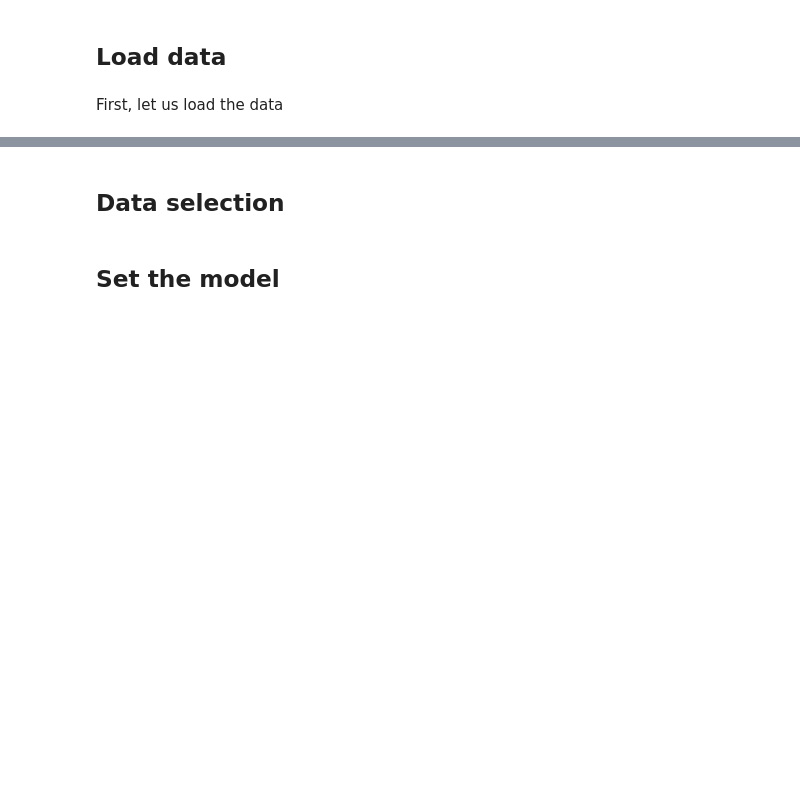
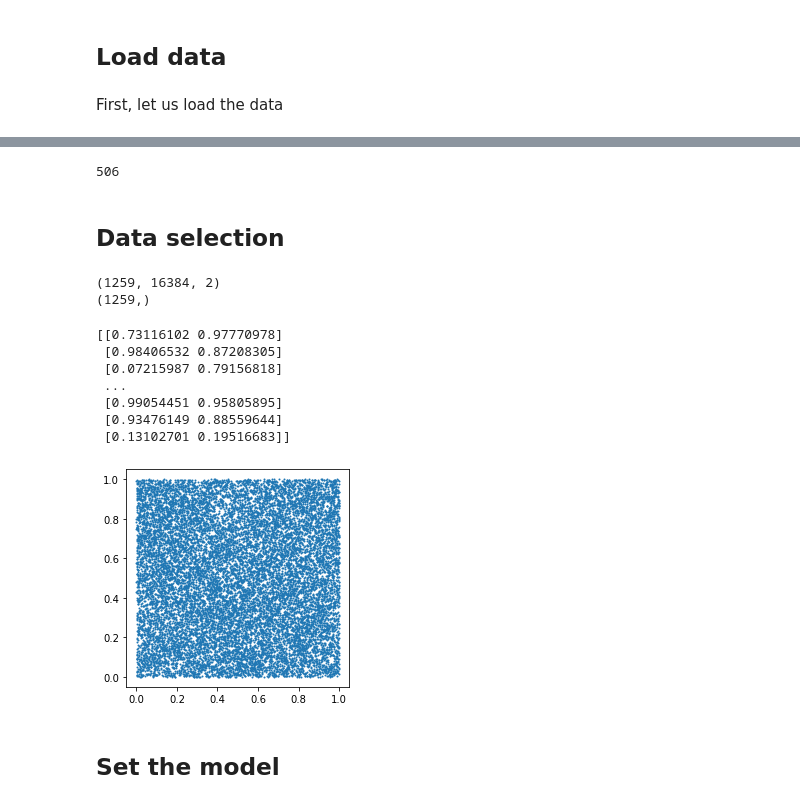
Before and after one commit to cbcaporusso/2d-crystalline-phase-classificator, a Jupyter notebook: phase_identification.ipynb, the cells around one changed output, grey strips where cells are left out. Saved outputs shown, nothing was run; the diff lists cells and outputs as text; code cells hidden in the pictures; blank space fills up the shorter version.

```diff
--- a/phase_identification.ipynb
+++ b/phase_identification.ipynb
@@ -16,8 +26,13 @@ import matplotlib.pyplot as plt
 First, let us load the data
 # %%
 # loop over all the runs
+train_data = []
+train_labels = []
+
 path = 'ordered_128/Pe0'
 conf_counter = 0
+
+
 for fi in glob.glob(path + '/fi*'):
     # extract the density from the path name
     #print(fi)
@@ -26,23 +41,33 @@ for fi in glob.glob(path + '/fi*'):
     print(density, run)
     # loop over all the trajectories
     phase_label = 0 # liquid
-    if density > 0.72:
+    if density > 0.705:
         phase_label = 1
-    if density > 0.73:
+    if density > 0.725:
         phase_label = 2
     #print(phase_label)
 
-    for trj in glob.glob(fi + '/Trj/xyz.dump.*'):
+    for j, trj in enumerate(glob.glob(fi + '/Trj/xyz.dump.*')):
+        if j>20:
+            break
         # load the trajectory
         #print(phase_label, trj)
         data = np.loadtxt(trj, skiprows=9)
 
-        train_data = np.array([data, phase_label])
-        if phase_label>1:
-            print(train_data)
+        xmax = np.max(data[:,1])
+        ymax = np.max(data[:,2])
+
+        data[:,1] = data[:,1] / xmax
+        data[:,2] = data[:,2] / ymax
+
+        train_data.append(data[:,[1,2]])
+        train_labels.append(phase_label)
 
         conf_counter += 1
 
+    if conf_counter >= 1500:
+        break
+
 print(conf_counter)
 # %% [output]
 0.708 8
@@ -50,5 +153,37 @@ KeyboardInterrupt:
+# %%
+print(test_counter)
+test_data = np.array(test_data)
+test_labels = np.array(test_labels)
+# %% [output]
+506
 # %% [markdown]
 ## Data selection
+# %%
+train_data = np.array(train_data)
+train_labels = np.array(train_labels)
+
+print(train_data.shape)
+print(train_labels.shape)
+# %% [output]
+(1259, 16384, 2)
+(1259,)
+# %%
+print(train_data[0])
+
+plt.figure(figsize=(4,4))
+#plt.xticks([])
+#plt.yticks([])
+plt.plot(train_data[-1][:,0], train_data[0][:,1], 'o', markersize=1)
+plt.show()
+# %% [output]
+[[0.73116102 0.97770978]
+ [0.98406532 0.87208305]
+ [0.07215987 0.79156818]
+ ...
+ [0.99054451 0.95805895]
+ [0.93476149 0.88559644]
+ [0.13102701 0.19516683]]
+[figure, added]
 # %% [markdown]
 ## Set the model
 # %%
```
Also changed, not shown: parts of 9 cells of this notebook.
